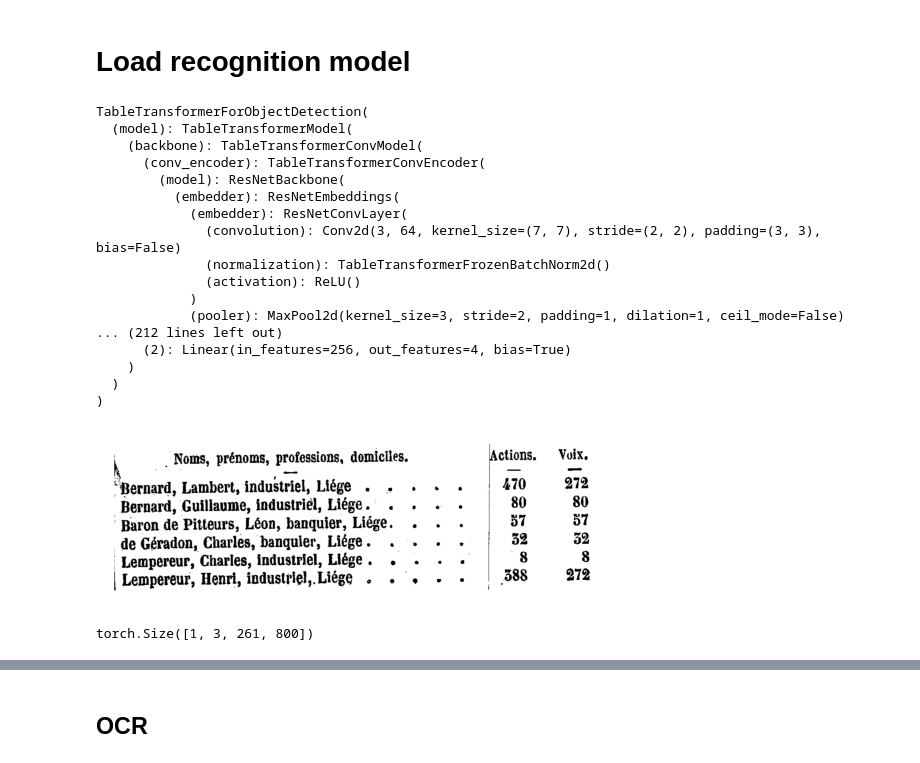
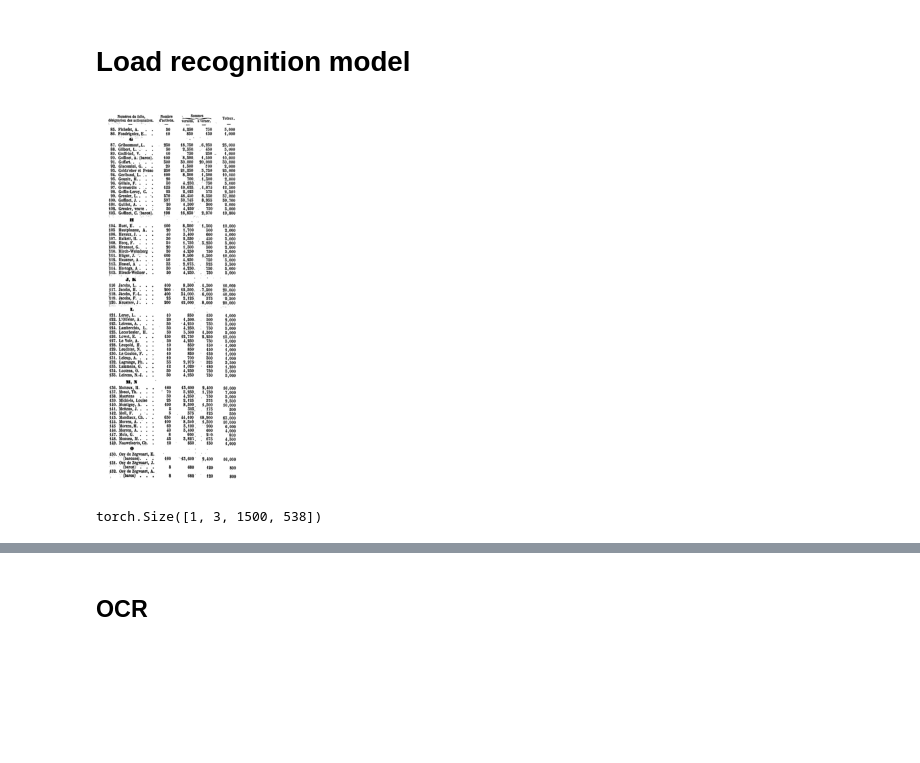
Before and after one commit to GhentCDH/BelHisFirm-BelHisHAAI, a Jupyter notebook: experiments/09_TableTransformer.ipynb, the cells around one changed output, grey strips where cells are left out. Cells and saved outputs as stored; diff of their text form; code cells hidden in the pictures; blank space fills up the shorter version.

```diff
--- a/experiments/09_TableTransformer.ipynb
+++ b/experiments/09_TableTransformer.ipynb
@@ -1,25 +1,8 @@
 # %% [markdown]
 # Load recognition model
 # %%
-from transformers import TableTransformerForObjectDetection
+from transformers import TableTransformerForObjectDetection, DetrImageProcessor, AutoImageProcessor
 
-structure_model = TableTransformerForObjectDetection.from_pretrained("microsoft/table-structure-recognition-v1.1-all")
-structure_model.to("cuda")
+structure_model = TableTransformerForObjectDetection.from_pretrained("microsoft/table-structure-recognition-v1.1-all").eval().to("cuda")
+processor = AutoImageProcessor.from_pretrained("microsoft/table-structure-recognition-v1.1-all")
+processor.size = {"shortest_edge": 1500, "longest_edge": 1500}
-# %% [output]
-TableTransformerForObjectDetection(
-  (model): TableTransformerModel(
-    (backbone): TableTransformerConvModel(
-      (conv_encoder): TableTransformerConvEncoder(
-        (model): ResNetBackbone(
-          (embedder): ResNetEmbeddings(
-            (embedder): ResNetConvLayer(
-              (convolution): Conv2d(3, 64, kernel_size=(7, 7), stride=(2, 2), padding=(3, 3), bias=False)
-              (normalization): TableTransformerFrozenBatchNorm2d()
-              (activation): ReLU()
-            )
-            (pooler): MaxPool2d(kernel_size=3, stride=2, padding=1, dilation=1, ceil_mode=False)
-... (212 lines left out)
-      (2): Linear(in_features=256, out_features=4, bias=True)
-    )
-  )
-)
@@ -46,20 +9,22 @@ structure_transform = transforms.Compose([
 # %%
 from PIL import Image
 
-cropped_table = Image.open("LabelStudio/output/cropped_cd4dc748-1905_1_1629_page_6.png_346.png").convert("RGB")
+cropped_table = Image.open("LabelStudio/output/cropped_e8123784-1906-4_page_1313.png_1851.png").convert("RGB")
+
+
 
 from matplotlib import pyplot as plt
 plt.imshow(cropped_table)
 plt.axis('off')
 plt.show()
 # %% [output]
-[figure, old version]
+[figure, new version]
 # %%
-pixel_values = structure_transform(cropped_table).unsqueeze(0)
-pixel_values = pixel_values.to("cuda")
-print(pixel_values.shape)
+inputs = processor(images=cropped_table, return_tensors="pt")
+inputs = {k: v.to("cuda") for k, v in inputs.items()}
+print(inputs["pixel_values"].shape)
 # %% [output]
-torch.Size([1, 3, 261, 800])
+torch.Size([1, 3, 1500, 538])
 # %%
 import torch
 
```
Also changed, not shown: parts of 10 cells of this notebook, 6 other files.
